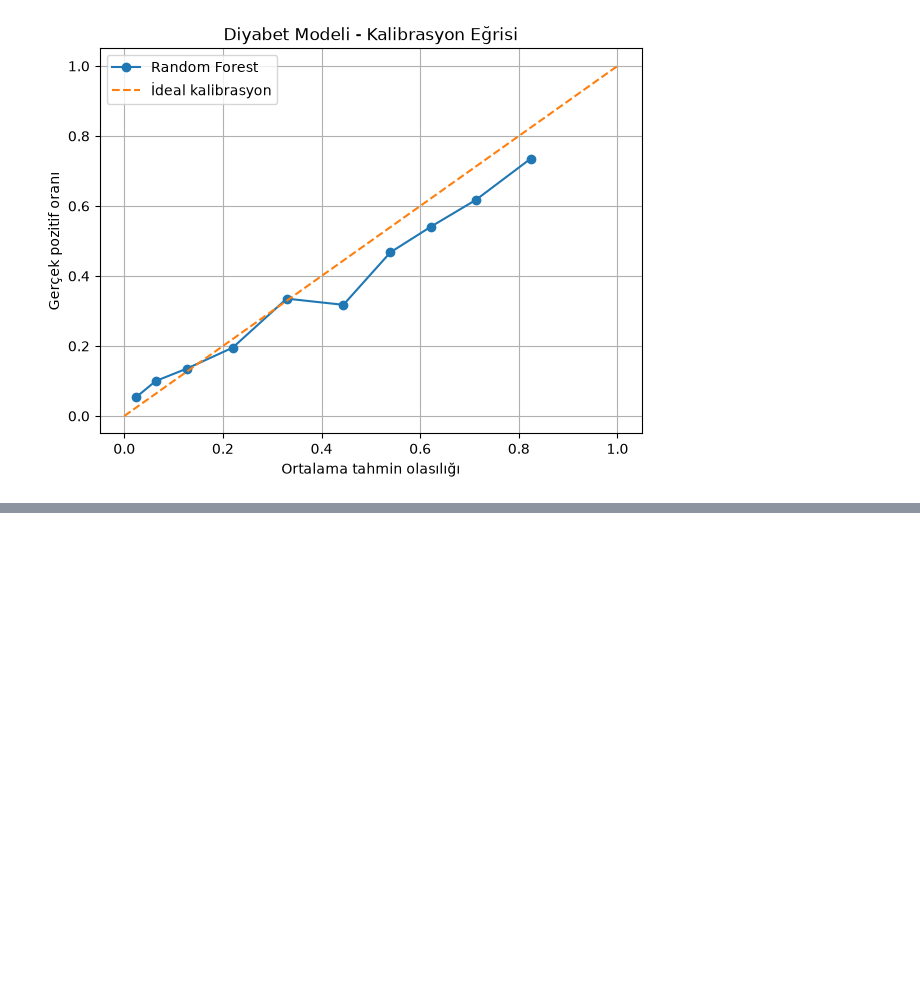
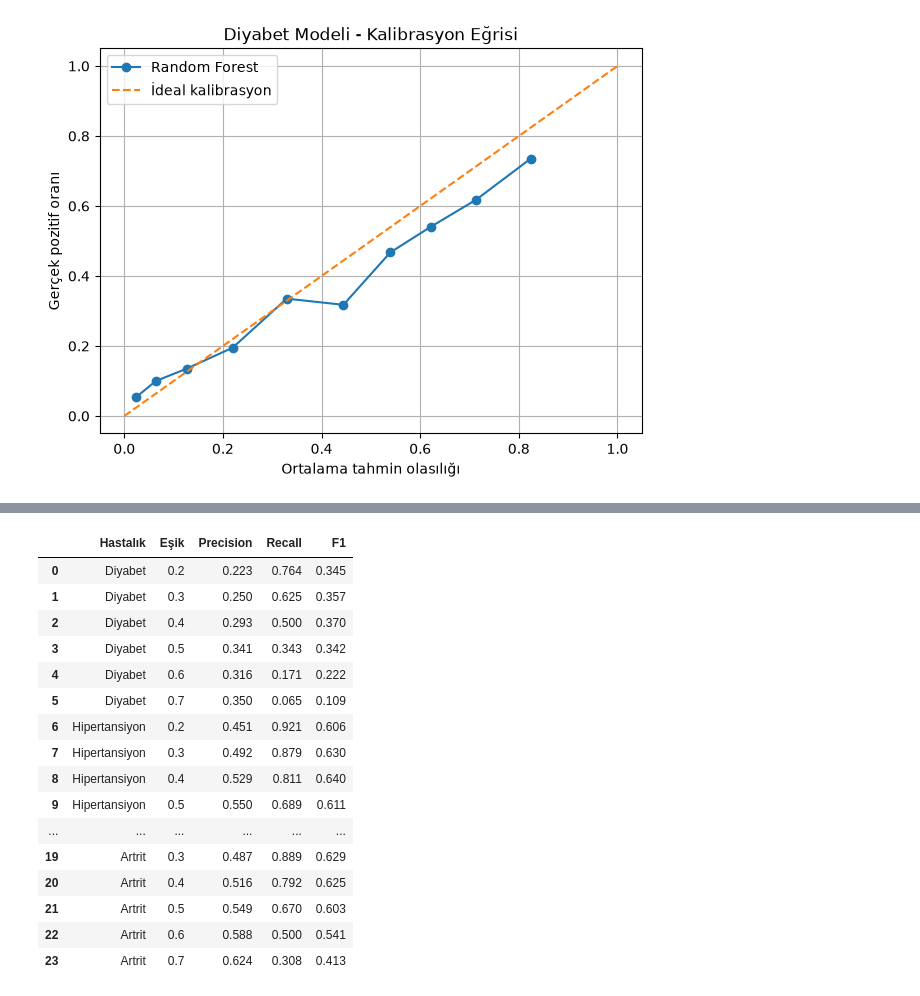
Before and after one commit to Huseyinyagmur/personalized-health-risk-assistant, a Jupyter notebook: nhanes_analysis.ipynb, the cells around one changed output, grey strips where cells are left out. Cells and saved outputs as stored; diff of their text form; code cells hidden in the pictures; blank space fills up the shorter version.

```diff
--- a/nhanes_analysis.ipynb
+++ b/nhanes_analysis.ipynb
@@ -2231,0 +2454,65 @@ plt.show()
+# %%
+
+from sklearn.model_selection import train_test_split
+from sklearn.metrics import precision_score, recall_score, f1_score
+import pandas as pd
+
+thresholds = [0.20, 0.30, 0.40, 0.50, 0.60, 0.70]
+threshold_results = []
+
+for disease, target in targets.items():
+    data = merged_df.loc[
+        merged_df[target].isin([1, 2]),
+        feature_cols + [target]
+    ].copy()
+
+    X = data[feature_cols].copy()
+    y = data[target].map({1: 1, 2: 0}).astype(int)
+
+    for col in ["DMDEDUC2", "SMQ020"]:
+        X[col] = X[col].replace([7, 9], float("nan"))
+
+    X_train, X_test, y_train, y_test = train_test_split(
+        X, y, test_size=0.20, random_state=42, stratify=y
+    )
+
+    model = models[disease]
+    y_prob = model.predict_proba(X_test)[:, 1]
+
+    for threshold in thresholds:
+        y_pred = (y_prob >= threshold).astype(int)
+
+        threshold_results.append({
+            "Hastalık": disease,
+            "Eşik": threshold,
+            "Precision": precision_score(
+                y_test, y_pred, zero_division=0
+            ),
+            "Recall": recall_score(
+                y_test, y_pred, zero_division=0
+            ),
+            "F1": f1_score(
+                y_test, y_pred, zero_division=0
+            )
+        })
+
+threshold_df = pd.DataFrame(threshold_results)
+display(threshold_df.round(3))
+# %% [output]
+|  | Hastalık | Eşik | Precision | Recall | F1 |
+| 0 | Diyabet | 0.2 | 0.223 | 0.764 | 0.345 |
+| 1 | Diyabet | 0.3 | 0.250 | 0.625 | 0.357 |
+| 2 | Diyabet | 0.4 | 0.293 | 0.500 | 0.370 |
+| 3 | Diyabet | 0.5 | 0.341 | 0.343 | 0.342 |
+| 4 | Diyabet | 0.6 | 0.316 | 0.171 | 0.222 |
+| 5 | Diyabet | 0.7 | 0.350 | 0.065 | 0.109 |
+| 6 | Hipertansiyon | 0.2 | 0.451 | 0.921 | 0.606 |
+| 7 | Hipertansiyon | 0.3 | 0.492 | 0.879 | 0.630 |
+| 8 | Hipertansiyon | 0.4 | 0.529 | 0.811 | 0.640 |
+| 9 | Hipertansiyon | 0.5 | 0.550 | 0.689 | 0.611 |
+| ... | ... | ... | ... | ... | ... |
+| 19 | Artrit | 0.3 | 0.487 | 0.889 | 0.629 |
+| 20 | Artrit | 0.4 | 0.516 | 0.792 | 0.625 |
+| 21 | Artrit | 0.5 | 0.549 | 0.670 | 0.603 |
+| 22 | Artrit | 0.6 | 0.588 | 0.500 | 0.541 |
+| 23 | Artrit | 0.7 | 0.624 | 0.308 | 0.413 |
```
Also changed, not shown: parts of 27 cells of this notebook, 1 other file.
